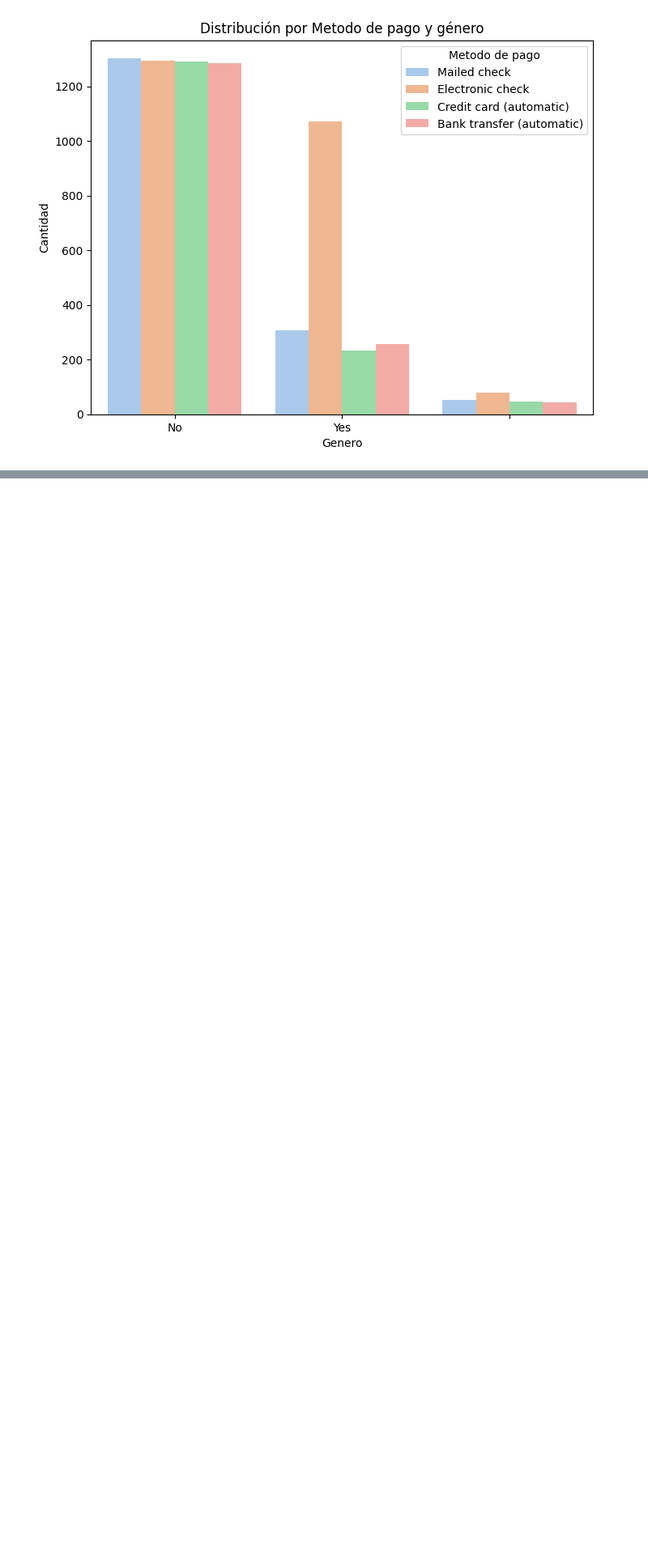
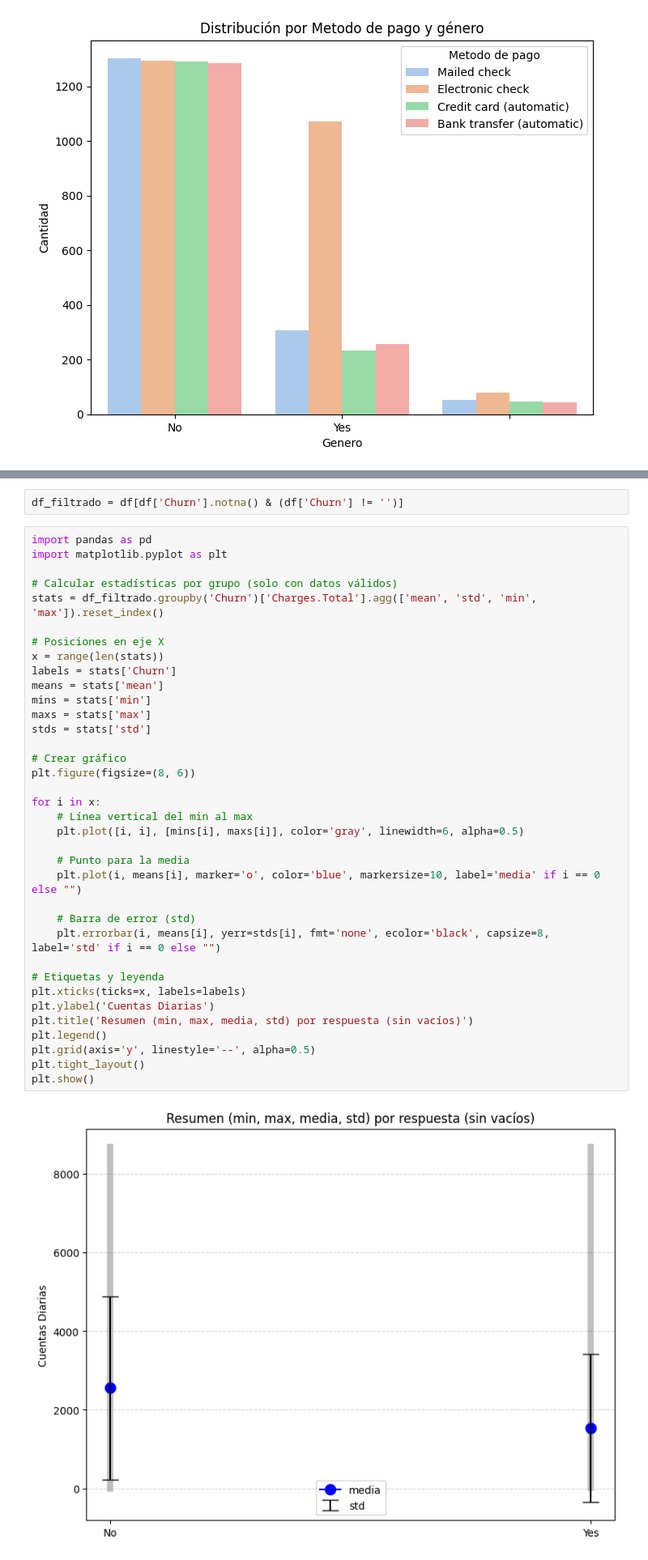
Before and after one commit to 25071983/DESAFIO-PYTHON, a Jupyter notebook: Challenge_ONE_Data_Science_Telecom_X.ipynb, the cells around one changed output, grey strips where cells are left out. Shown: that part at 81% size. Cells and saved outputs as stored; diff of their text form; blank space fills up the shorter version.

```diff
--- a/Challenge_ONE_Data_Science_Telecom_X.ipynb
+++ b/Challenge_ONE_Data_Science_Telecom_X.ipynb
@@ -607,0 +636,40 @@ plt.show()
+# %%
+df_filtrado = df[df['Churn'].notna() & (df['Churn'] != '')]
+# %%
+import pandas as pd
+import matplotlib.pyplot as plt
+
+# Calcular estadísticas por grupo (solo con datos válidos)
+stats = df_filtrado.groupby('Churn')['Charges.Total'].agg(['mean', 'std', 'min', 'max']).reset_index()
+
+# Posiciones en eje X
+x = range(len(stats))
+labels = stats['Churn']
+means = stats['mean']
+mins = stats['min']
+maxs = stats['max']
+stds = stats['std']
+
+# Crear gráfico
+plt.figure(figsize=(8, 6))
+
+for i in x:
+    # Línea vertical del min al max
+    plt.plot([i, i], [mins[i], maxs[i]], color='gray', linewidth=6, alpha=0.5)
+
+    # Punto para la media
+    plt.plot(i, means[i], marker='o', color='blue', markersize=10, label='media' if i == 0 else "")
+
+    # Barra de error (std)
+    plt.errorbar(i, means[i], yerr=stds[i], fmt='none', ecolor='black', capsize=8, label='std' if i == 0 else "")
+
+# Etiquetas y leyenda
+plt.xticks(ticks=x, labels=labels)
+plt.ylabel('Cuentas Diarias')
+plt.title('Resumen (min, max, media, std) por respuesta (sin vacíos)')
+plt.legend()
+plt.grid(axis='y', linestyle='--', alpha=0.5)
+plt.tight_layout()
+plt.show()
+# %% [output]
+[figure, added]
```
Also changed, not shown: parts of 10 cells of this notebook.
